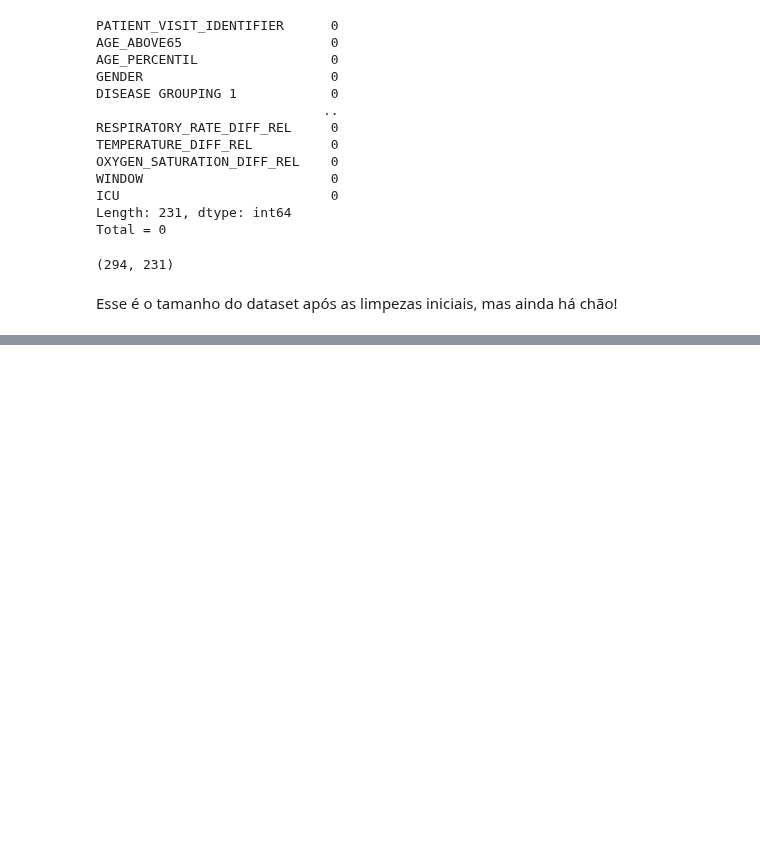
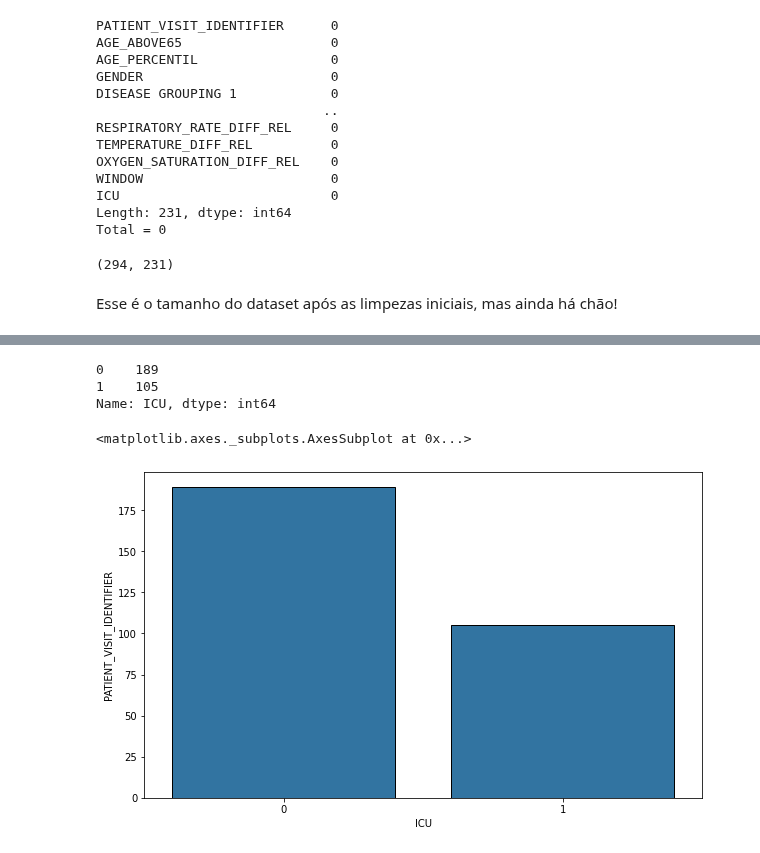
Before and after one commit to RPGraciotti/BootCampAlura, a Jupyter notebook: Projeto_final/Exploratoria.ipynb, the cells around one changed output, grey strips where cells are left out. Saved outputs shown, nothing was run; the diff lists cells and outputs as text; code cells hidden in the pictures; blank space fills up the shorter version.

```diff
--- a/Projeto_final/Exploratoria.ipynb
+++ b/Projeto_final/Exploratoria.ipynb
@@ -302,0 +227,2 @@ Agora, quero examinar as correlações entre as variáveis categóricas que exam
+# %%
+df_final = df_fill4.reset_index(drop = True)
@@ -302,0 +245,13 @@ Agora, quero examinar as correlações entre as variáveis categóricas que exam
+# %%
+df_final.loc[:,"ICU"].value_counts()
+# %% [output]
+0    189
+1    105
+Name: ICU, dtype: int64
+# %%
+plt.figure(figsize = (10, 6))
+sns.barplot(data = df_final, x = "ICU", y = "PATIENT_VISIT_IDENTIFIER",
+            ci = None, color = "#1f77b4", edgecolor = "black", estimator = len)
+# %% [output]
+<matplotlib.axes._subplots.AxesSubplot at 0x...>
+[figure, added]
```
Also changed, not shown: parts of 31 cells of this notebook.
